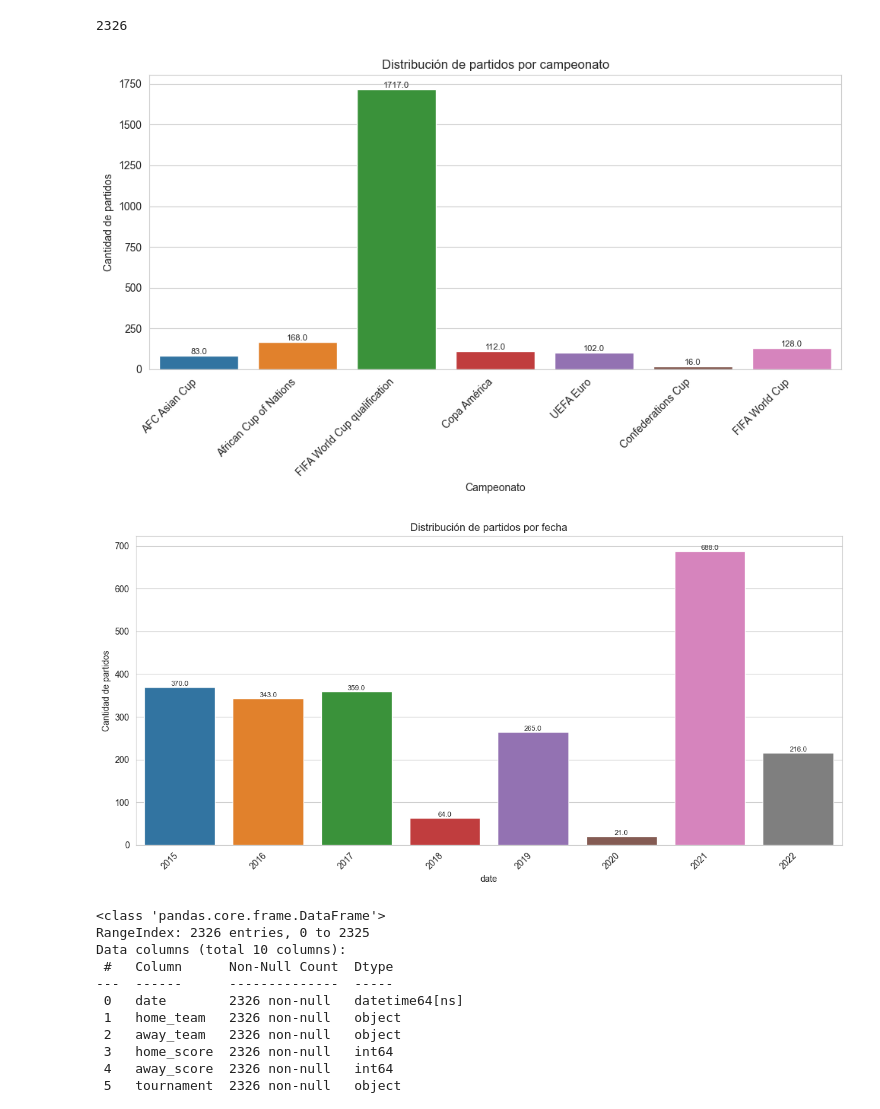
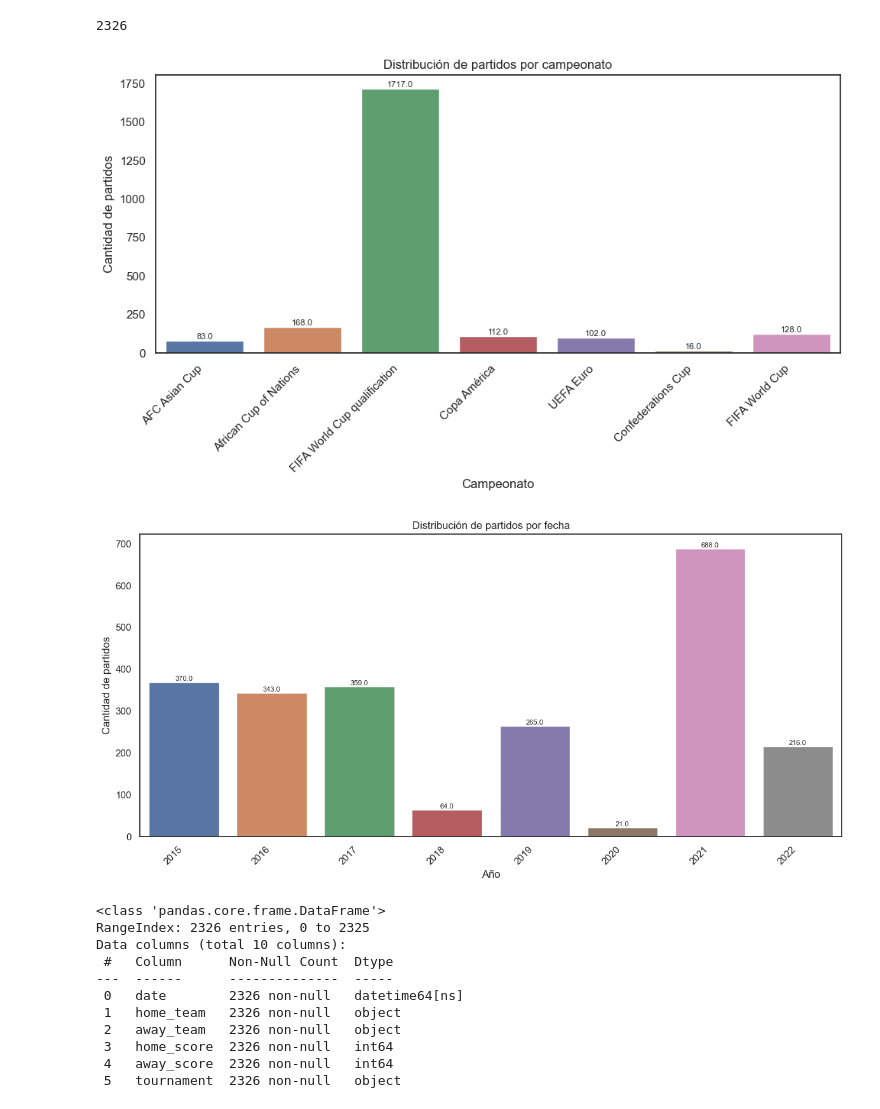
Before and after one commit to feersantana5/CRISP-DM-w-Open-Football-Data, a Jupyter notebook: 3.International football/international_football_analysis.ipynb, the cells around one changed output. Saved outputs shown, nothing was run; the diff lists cells and outputs as text; code cells hidden in the pictures.

```diff
--- a/3.International football/international_football_analysis.ipynb
+++ b/3.International football/international_football_analysis.ipynb
@@ -507,68 +578,43 @@ print(len(df_partidos_filtrado))
 # %% [output]
 2326
 # %%
-import seaborn as sns
-import matplotlib.pyplot as plt
-
-# Configurar estilo de Seaborn
-sns.set_style("whitegrid")
-
-# Crear el gráfico de barras
+# distribucion de partidos por campeonato
+sns.set_style("white")
 plt.figure(figsize=(10, 6))
 ax = sns.countplot(x="tournament", data=df_partidos_filtrado)
-
-# Rotar las etiquetas del eje x para mejorar la legibilidad
 ax.set_xticklabels(ax.get_xticklabels(), rotation=45, ha="right")
-
-# Añadir etiquetas al eje y
 for p in ax.patches:
     ax.annotate(f"{p.get_height()}", (p.get_x() + p.get_width() / 2., p.get_height()),
                 ha='center', va='bottom', fontsize=8)
 
-# Añadir título y etiquetas a los ejes
 plt.title("Distribución de partidos por campeonato")
 plt.xlabel("Campeonato")
 plt.ylabel("Cantidad de partidos")
-
 plt.tight_layout()
-plt.savefig("resources/grafico_partidos_por_campeonato.png")
-
-# Mostrar el gráfico
+plt.savefig("resources/1.grafico_partidos_por_campeonato.png")
 plt.tight_layout()
 plt.show()
 # %% [output]
-[figure, old version]
+[figure, new version]
 # %%
-# Configurar estilo de Seaborn
-sns.set_style("whitegrid")
+sns.set_style("white")
 
-# Convertir la columna 'date' a datetime si no está en ese formato
 df_partidos_filtrado['date'] = pd.to_datetime(df_partidos_filtrado['date'])
-
-# Crear el gráfico de barras
 plt.figure(figsize=(12, 6))
 ax = sns.countplot(x=df_partidos_filtrado['date'].dt.year, data=df_partidos_filtrado)
-
-# Rotar las etiquetas del eje x para mejorar la legibilidad
 ax.set_xticklabels(ax.get_xticklabels(), rotation=45, ha="right")
-
-# Añadir etiquetas al eje y
 for p in ax.patches:
     ax.annotate(f"{p.get_height()}", (p.get_x() + p.get_width() / 2., p.get_height()),
                 ha='center', va='bottom', fontsize=8)
 
-# Añadir título y etiquetas a los ejes
 plt.title("Distribución de partidos por fecha")
+plt.xlabel("Año")
 plt.ylabel("Cantidad de partidos")
-
-# Guardar el gráfico como un archivo PNG
-plt.savefig("resources/grafico_partidos_por_fecha.png")
-
-# Mostrar el gráfico
+plt.savefig("resources/2.distribucion_fechas.png")
 plt.tight_layout()
 plt.show()
 # %% [output]
-[figure, old version]
+[figure, new version]
 # %%
 df_partidos_filtrado.info()
 # %% [output]
```
Also changed, not shown: parts of 70 cells of this notebook, 11 other files.
